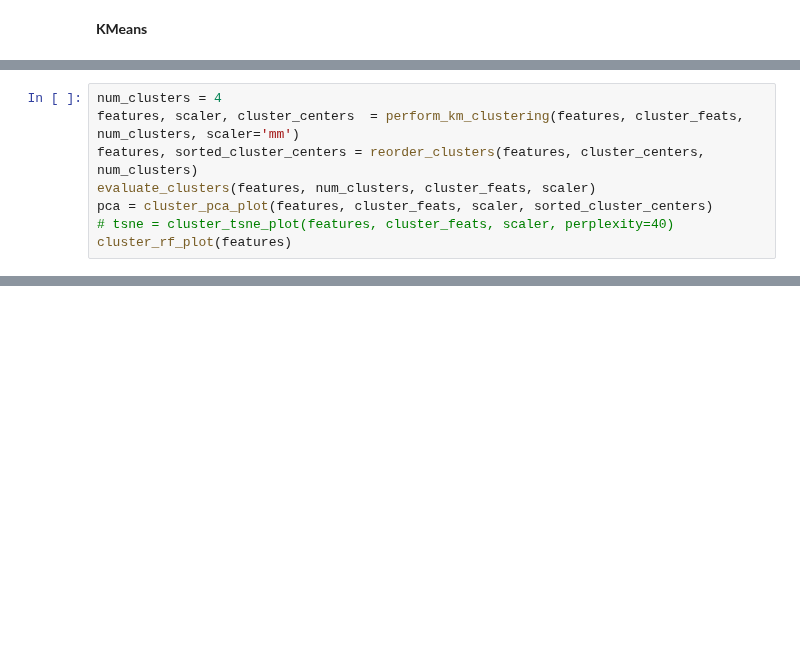
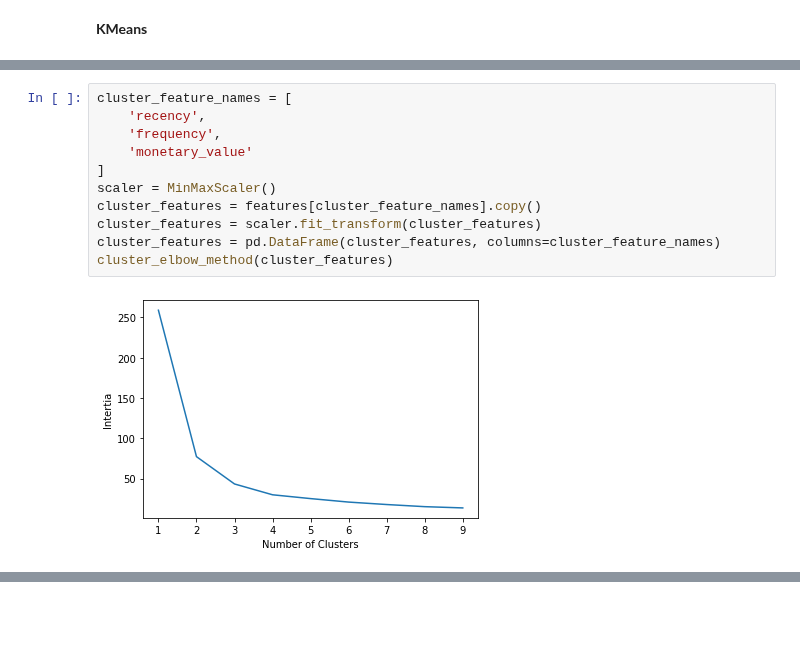
Before and after one commit to W-Tran/Online-Retail, a Jupyter notebook: clustering_daily.ipynb, the cells around one changed output, grey strips where cells are left out. Drawn from its saved outputs; the diff is of its cells as text; blank space fills up the shorter version.

```diff
--- a/clustering_daily.ipynb
+++ b/clustering_daily.ipynb
@@ -74,8 +62,0 @@ cluster_elbow_method(features, cluster_feats, scaler='mm')
-# %%
-num_clusters = 4
-features, scaler, cluster_centers  = perform_km_clustering(features, cluster_feats, num_clusters, scaler='mm')
-features, sorted_cluster_centers = reorder_clusters(features, cluster_centers, num_clusters)
-evaluate_clusters(features, num_clusters, cluster_feats, scaler)
-pca = cluster_pca_plot(features, cluster_feats, scaler, sorted_cluster_centers)
-# tsne = cluster_tsne_plot(features, cluster_feats, scaler, perplexity=40)
-cluster_rf_plot(features)
@@ -97,0 +63,13 @@ Total explained variance: 0.9734311837519661
+# %%
+cluster_feature_names = [
+    'recency',
+    'frequency',
+    'monetary_value'
+]
+scaler = MinMaxScaler()
+cluster_features = features[cluster_feature_names].copy()
+cluster_features = scaler.fit_transform(cluster_features)
+cluster_features = pd.DataFrame(cluster_features, columns=cluster_feature_names)
+cluster_elbow_method(cluster_features)
+# %% [output]
+[figure, added]
```
Also changed, not shown: parts of 35 cells of this notebook, 2 other files.
